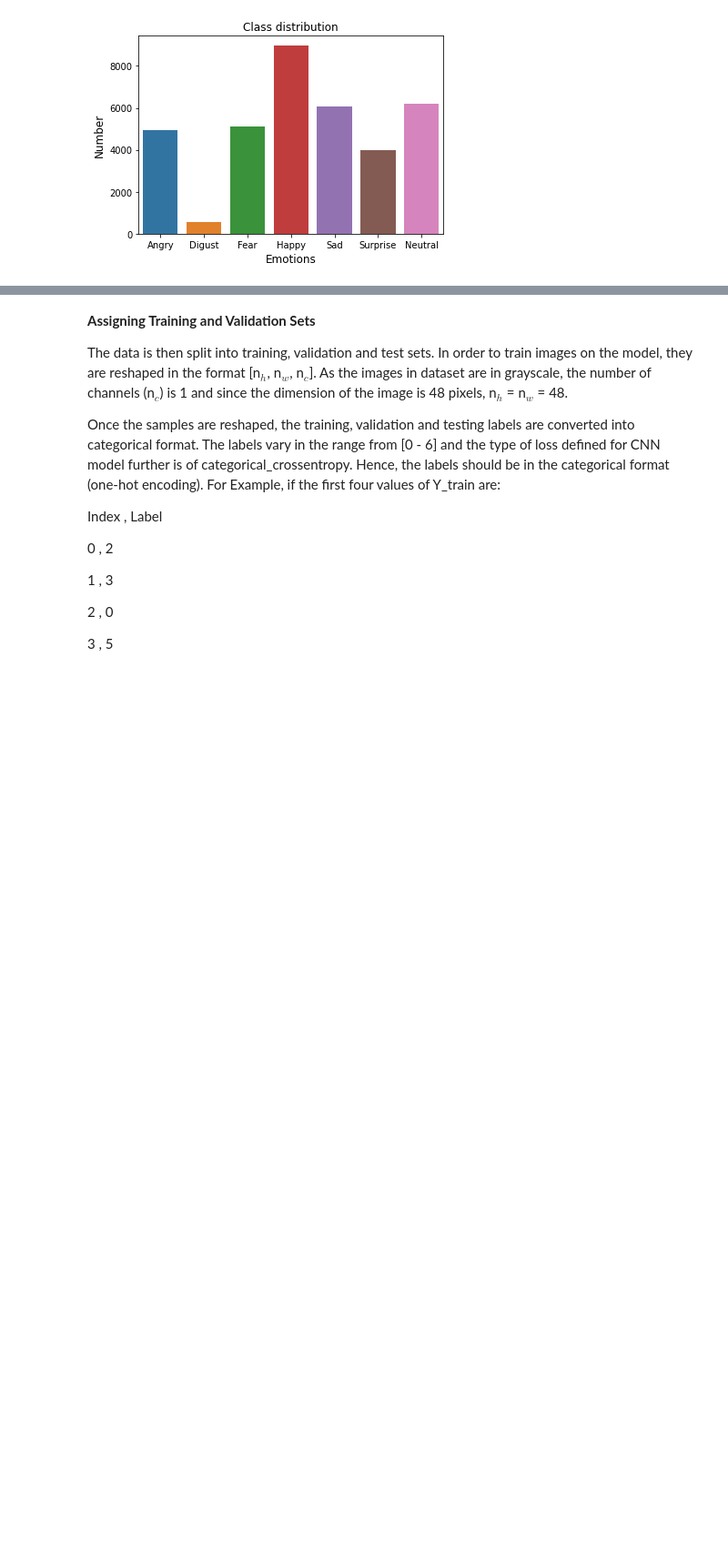
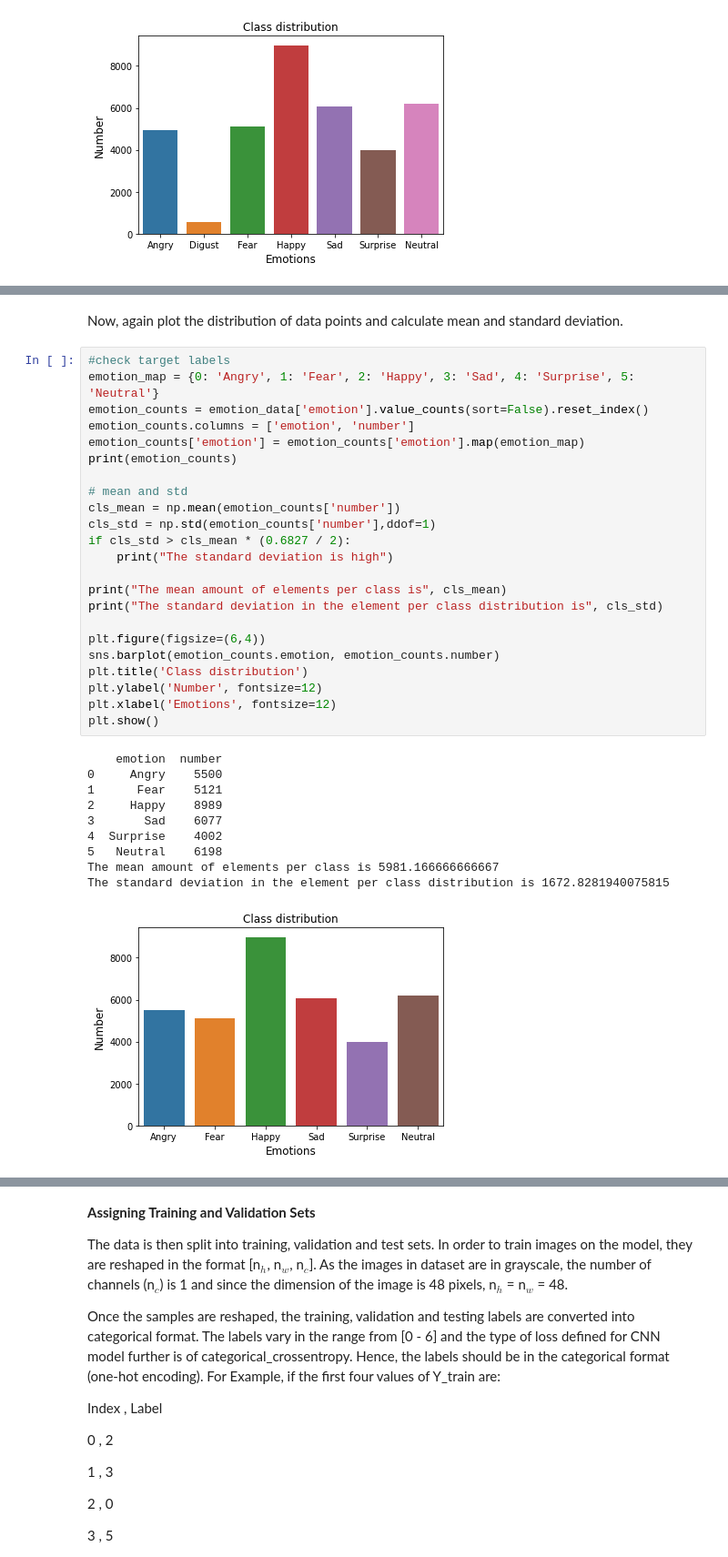
Before and after one commit to Rujuta08/Emotion-Recognition, a Jupyter notebook: Emotion_Recognition_Training.ipynb, the cells around one changed output, grey strips where cells are left out. Shown: that part at 91% size. Saved outputs shown, nothing was run; the diff lists cells and outputs as text; blank space fills up the shorter version.

```diff
--- a/Emotion_Recognition_Training.ipynb
+++ b/Emotion_Recognition_Training.ipynb
@@ -100,0 +152,36 @@ plt.show()
+# %% [markdown]
+Now, again plot the distribution of data points and calculate mean and standard deviation.
+# %%
+#check target labels
+emotion_map = {0: 'Angry', 1: 'Fear', 2: 'Happy', 3: 'Sad', 4: 'Surprise', 5: 'Neutral'}
+emotion_counts = emotion_data['emotion'].value_counts(sort=False).reset_index()
+emotion_counts.columns = ['emotion', 'number']
+emotion_counts['emotion'] = emotion_counts['emotion'].map(emotion_map)
+print(emotion_counts)
+
+# mean and std
+cls_mean = np.mean(emotion_counts['number'])
+cls_std = np.std(emotion_counts['number'],ddof=1)
+if cls_std > cls_mean * (0.6827 / 2):
+    print("The standard deviation is high")
+
+print("The mean amount of elements per class is", cls_mean)
+print("The standard deviation in the element per class distribution is", cls_std)
+
+plt.figure(figsize=(6,4))
+sns.barplot(emotion_counts.emotion, emotion_counts.number)
+plt.title('Class distribution')
+plt.ylabel('Number', fontsize=12)
+plt.xlabel('Emotions', fontsize=12)
+plt.show()
+# %% [output]
+    emotion  number
+0     Angry    5500
+1      Fear    5121
+2     Happy    8989
+3       Sad    6077
+4  Surprise    4002
+5   Neutral    6198
+The mean amount of elements per class is 5981.166666666667
+The standard deviation in the element per class distribution is 1672.8281940075815
+[figure, added]
```
Also changed, not shown: parts of 22 cells of this notebook, 10 other files.
